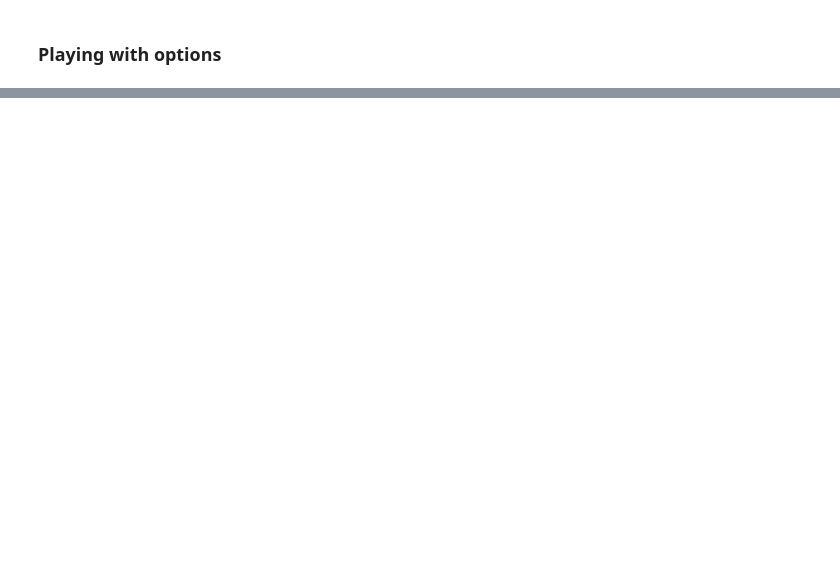
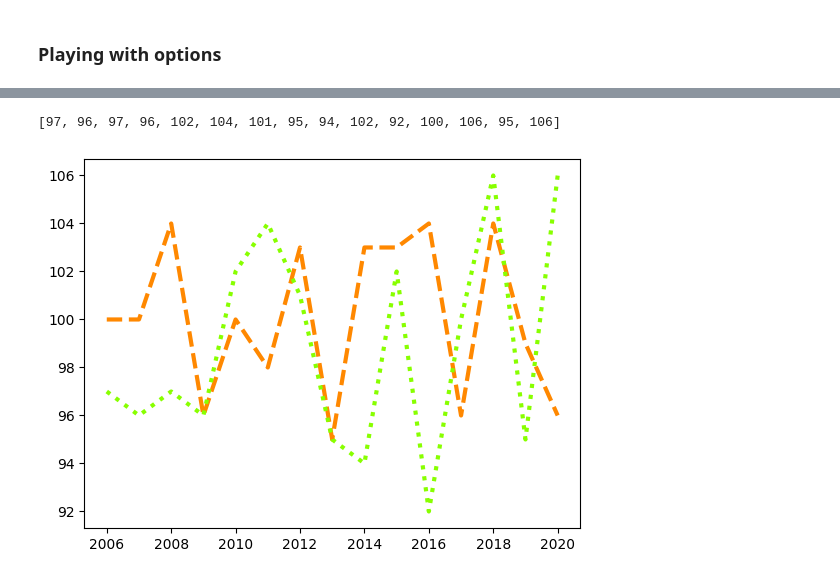
Before and after one commit to alchemistbg/matplotlib, a Jupyter notebook: matplotlib.ipynb, the cells around one changed output, grey strips where cells are left out. Saved outputs shown, nothing was run; the diff lists cells and outputs as text; code cells hidden in the pictures; blank space fills up the shorter version.

```diff
--- a/matplotlib.ipynb
+++ b/matplotlib.ipynb
@@ -42,0 +47,10 @@ plt.plot(years, weights);
+# %%
+weights_2 = [100 + y for y in np.random.randint(low = -8, high = 8, size = 15).tolist()]
+print(weights_2)
+# %% [output]
+[97, 96, 97, 96, 102, 104, 101, 95, 94, 102, 92, 100, 106, 95, 106]
+# %%
+plt.plot(years, weights, color = '#ff8800', linewidth = 3, linestyle = '--')
+plt.plot(years, weights_2, color = '#88ff00', linewidth = 3, linestyle = ':');
+# %% [output]
+[figure, added]
```
Also changed, not shown: parts of 4 cells of this notebook.
